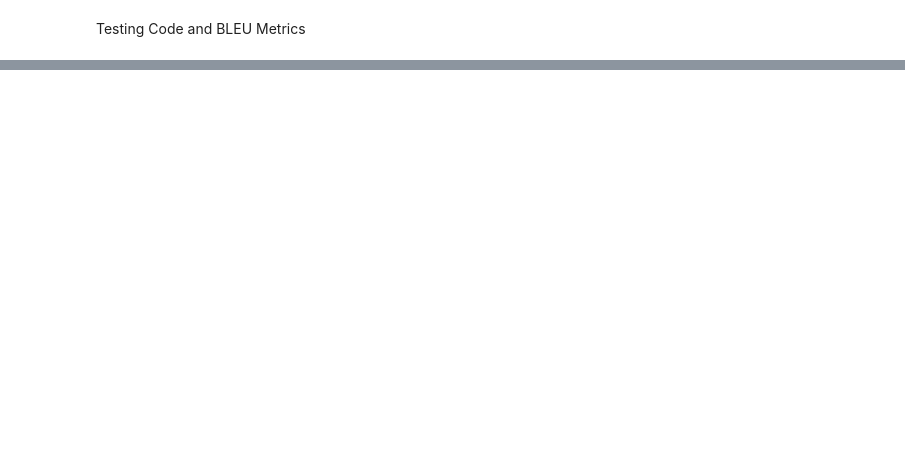
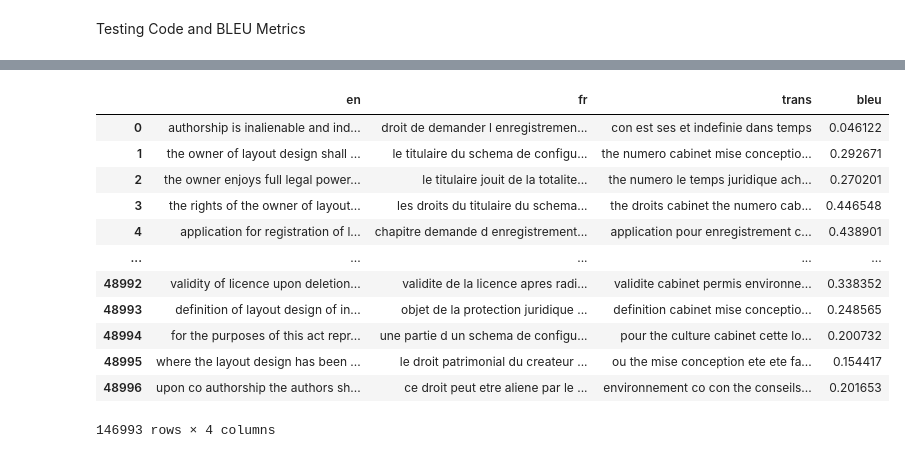
Before and after one commit to mli43/CMU-10701-F23-Project, a Jupyter notebook: smt.ipynb, the cells around one changed output, grey strips where cells are left out. Saved outputs shown, nothing was run; the diff lists cells and outputs as text; code cells hidden in the pictures; blank space fills up the shorter version.

```diff
--- a/smt.ipynb
+++ b/smt.ipynb
@@ -385,0 +374,25 @@ BLEU Score: 0
+# %%
+import pickle
+pickle_in = open("best_trans.pkl","rb")
+best = pickle.load(pickle_in)
+# %%
+import datetime
+tqdm.pandas()
+
+def translate_row(s):
+    pred = []
+    list_s = s.split(' ')
+    for word in list_s:
+        if word in best:
+            best_fr = best[word]
+        else:
+            best_fr = 'UNKNOWN!!!'
+        pred.append(best_fr)
+    return ' '.join(pred)
+
+
+start = time.time()
+df_test['trans'] = df_test['en'].progress_apply(lambda s:translate_row(s))
+
+end = time.time()
+print('translating ', len(df) ,' lines take ', str(datetime.timedelta(seconds = end-start)))
@@ -385,0 +417,22 @@ BLEU Score: 0
+# %%
+from nltk.translate.bleu_score import sentence_bleu, SmoothingFunction
+def bleu(truth,pred):
+    return sentence_bleu([truth], pred, smoothing_function=SmoothingFunction().method1) #, weights=(1, 0, 0, 0)
+# Applying it to two columns
+df_test["bleu"] = df_test.progress_apply(lambda x: bleu(x["fr"], x["trans"]), axis=1)
+# %%
+df_test
+# %% [output]
+|  | en | fr | trans | bleu |
+| 0 | authorship is inalienable and ind... | droit de demander l enregistremen... | con est ses et indefinie dans temps | 0.046122 |
+| 1 | the owner of layout design shall ... | le titulaire du schema de configu... | the numero cabinet mise conceptio... | 0.292671 |
+| 2 | the owner enjoys full legal power... | le titulaire jouit de la totalite... | the numero le temps juridique ach... | 0.270201 |
+| 3 | the rights of the owner of layout... | les droits du titulaire du schema... | the droits cabinet the numero cab... | 0.446548 |
+| 4 | application for registration of l... | chapitre demande d enregistrement... | application pour enregistrement c... | 0.438901 |
+| ... | ... | ... | ... | ... |
+| 48992 | validity of licence upon deletion... | validite de la licence apres radi... | validite cabinet permis environne... | 0.338352 |
+| 48993 | definition of layout design of in... | objet de la protection juridique ... | definition cabinet mise conceptio... | 0.248565 |
+| 48994 | for the purposes of this act repr... | une partie d un schema de configu... | pour the culture cabinet cette lo... | 0.200732 |
+| 48995 | where the layout design has been ... | le droit patrimonial du createur ... | ou the mise conception ete ete fa... | 0.154417 |
+| 48996 | upon co authorship the authors sh... | ce droit peut etre aliene par le ... | environnement co con the conseils... | 0.201653 |
+146993 rows × 4 columns
```
Also changed, not shown: parts of 20 cells of this notebook.
